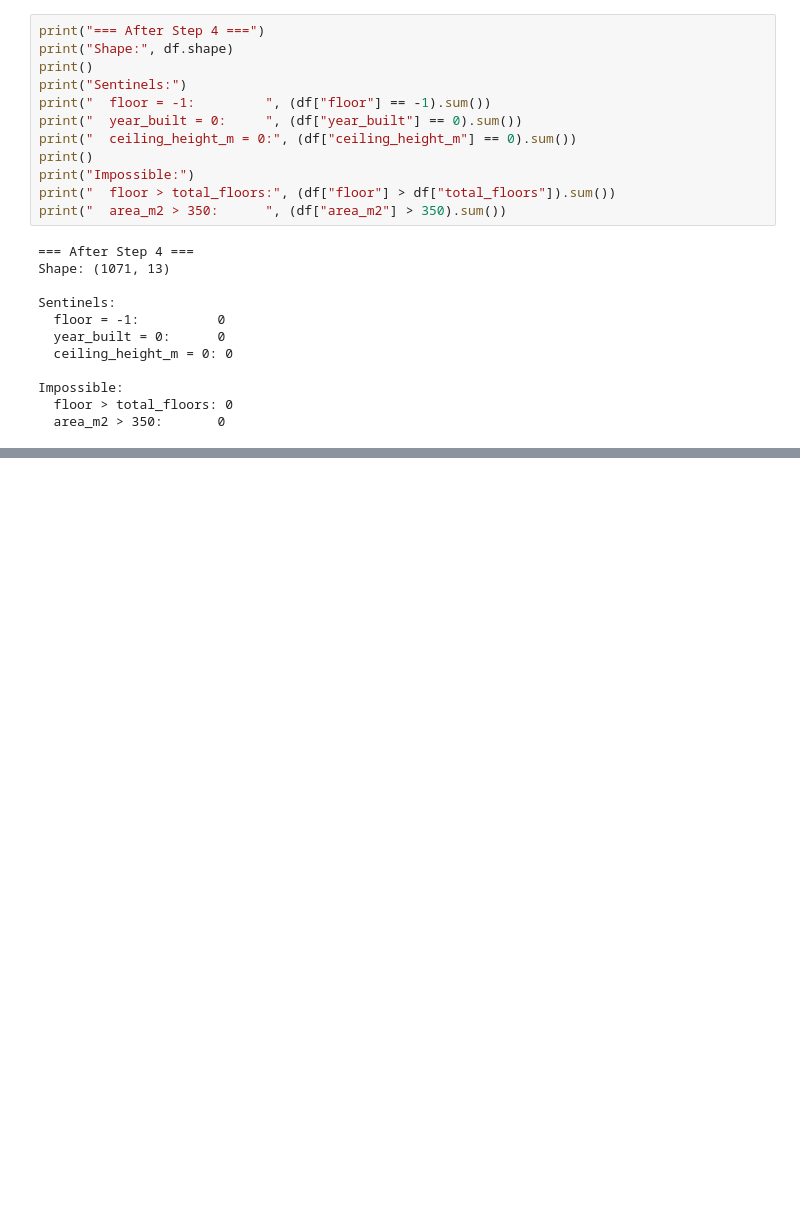
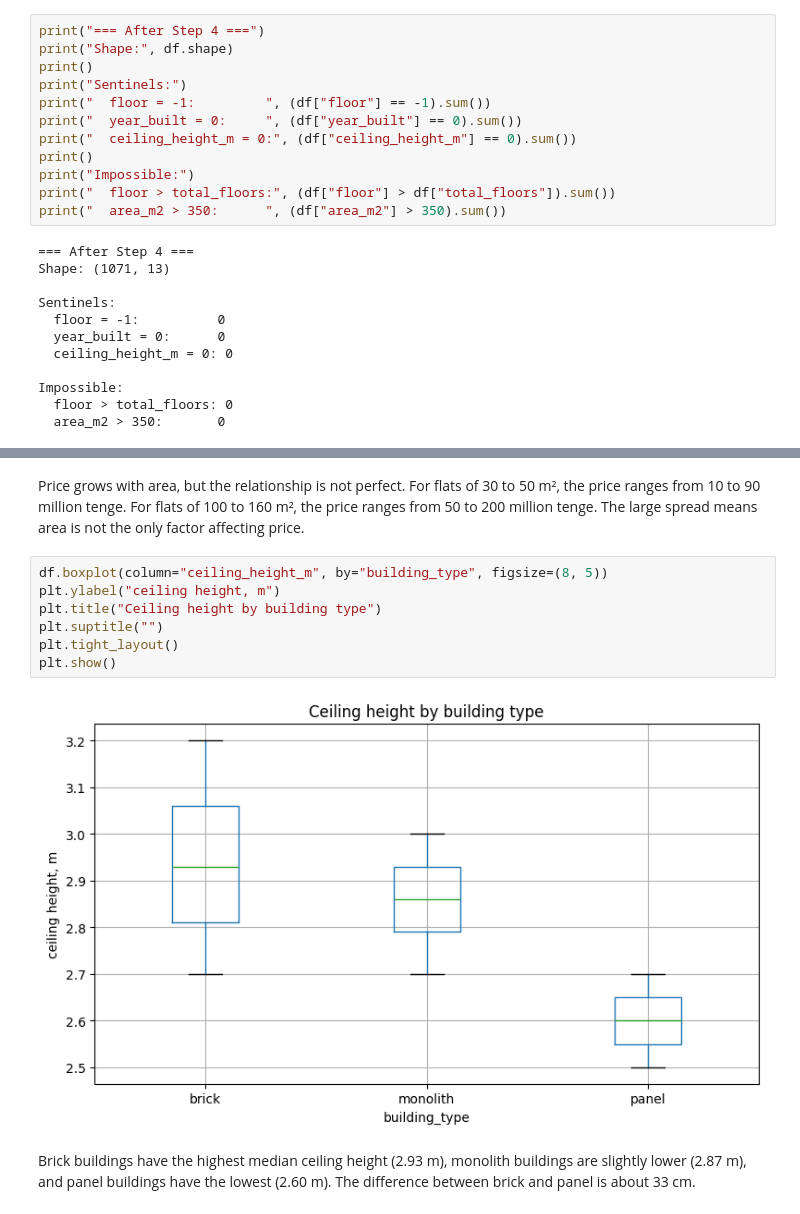
Before and after one commit to Meyrim1/meirim_ML_task1, a Jupyter notebook: task1.ipynb, the cells around one changed output, grey strips where cells are left out. Cells and saved outputs as stored; diff of their text form; blank space fills up the shorter version.

```diff
--- a/task1.ipynb
+++ b/task1.ipynb
@@ -548,0 +793,13 @@ Impossible:
+# %% [markdown]
+Price grows with area, but the relationship is not perfect. For flats of 30 to 50 m², the price ranges from 10 to 90 million tenge. For flats of 100 to 160 m², the price ranges from 50 to 200 million tenge. The large spread means area is not the only factor affecting price.
+# %%
+df.boxplot(column="ceiling_height_m", by="building_type", figsize=(8, 5))
+plt.ylabel("ceiling height, m")
+plt.title("Ceiling height by building type")
+plt.suptitle("")
+plt.tight_layout()
+plt.show()
+# %% [output]
+[figure, added]
+# %% [markdown]
+Brick buildings have the highest median ceiling height (2.93 m), monolith buildings are slightly lower (2.87 m), and panel buildings have the lowest (2.60 m). The difference between brick and panel is about 33 cm.
```
Also changed, not shown: parts of 28 cells of this notebook.
